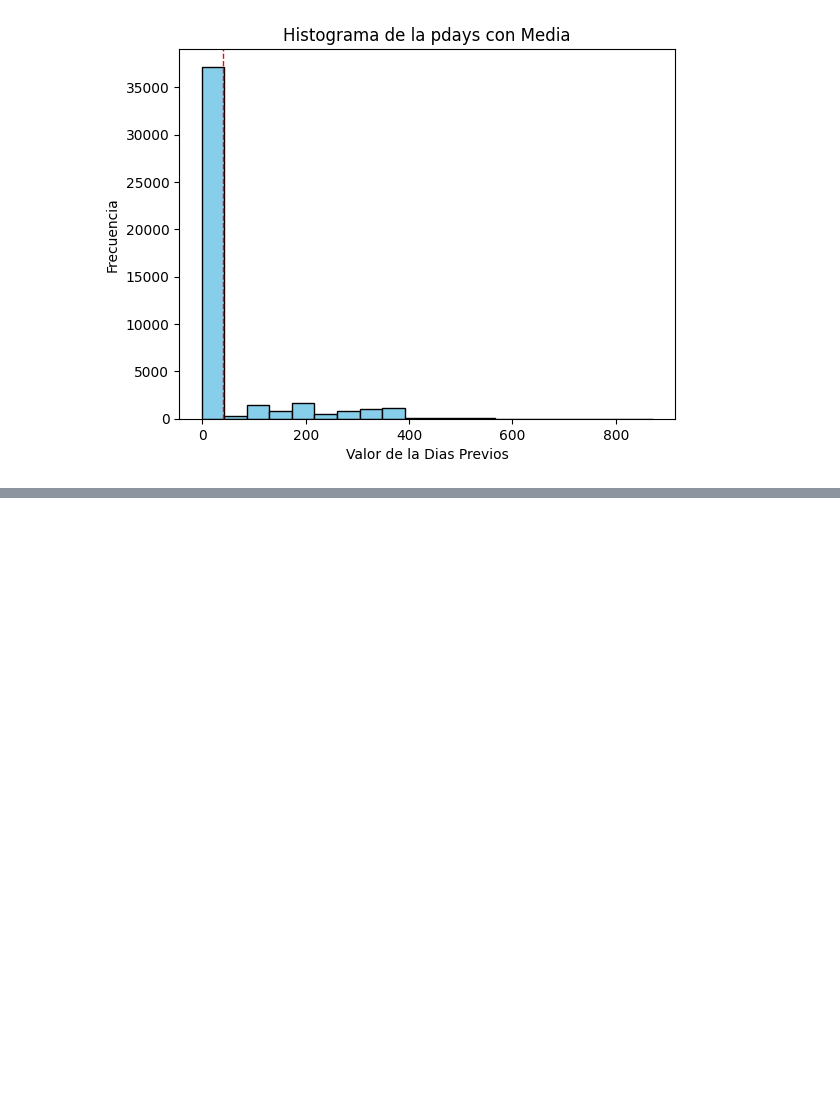
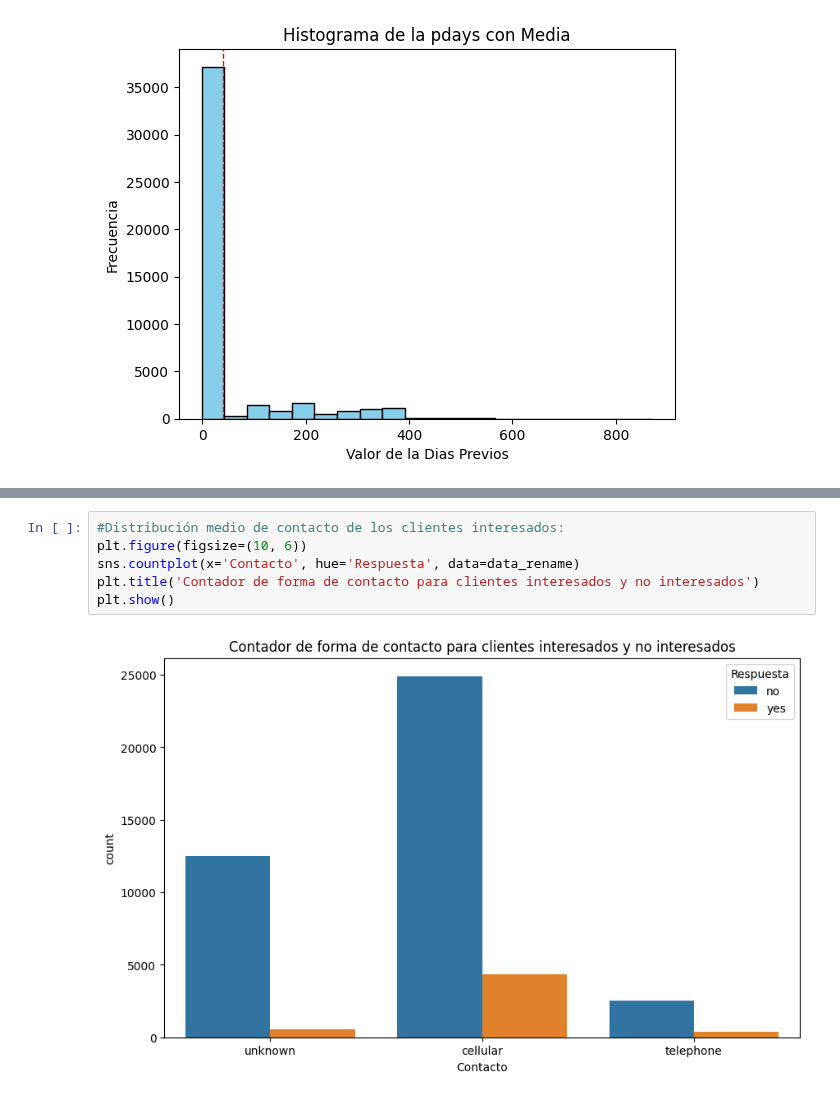
Before and after one commit to DeisyW/Talento_Tech, a Jupyter notebook: Laboratorio1_TalentoTech_DWR.ipynb, the cells around one changed output, grey strips where cells are left out. Drawn from its saved outputs; the diff is of its cells as text; blank space fills up the shorter version.

```diff
--- a/Laboratorio1_TalentoTech_DWR.ipynb
+++ b/Laboratorio1_TalentoTech_DWR.ipynb
@@ -327,0 +496,8 @@ plt.show()
+# %%
+#Distribución medio de contacto de los clientes interesados:
+plt.figure(figsize=(10, 6))
+sns.countplot(x='Contacto', hue='Respuesta', data=data_rename)
+plt.title('Contador de forma de contacto para clientes interesados y no interesados')
+plt.show()
+# %% [output]
+[figure, added]
```
Also changed, not shown: parts of 31 cells of this notebook.
